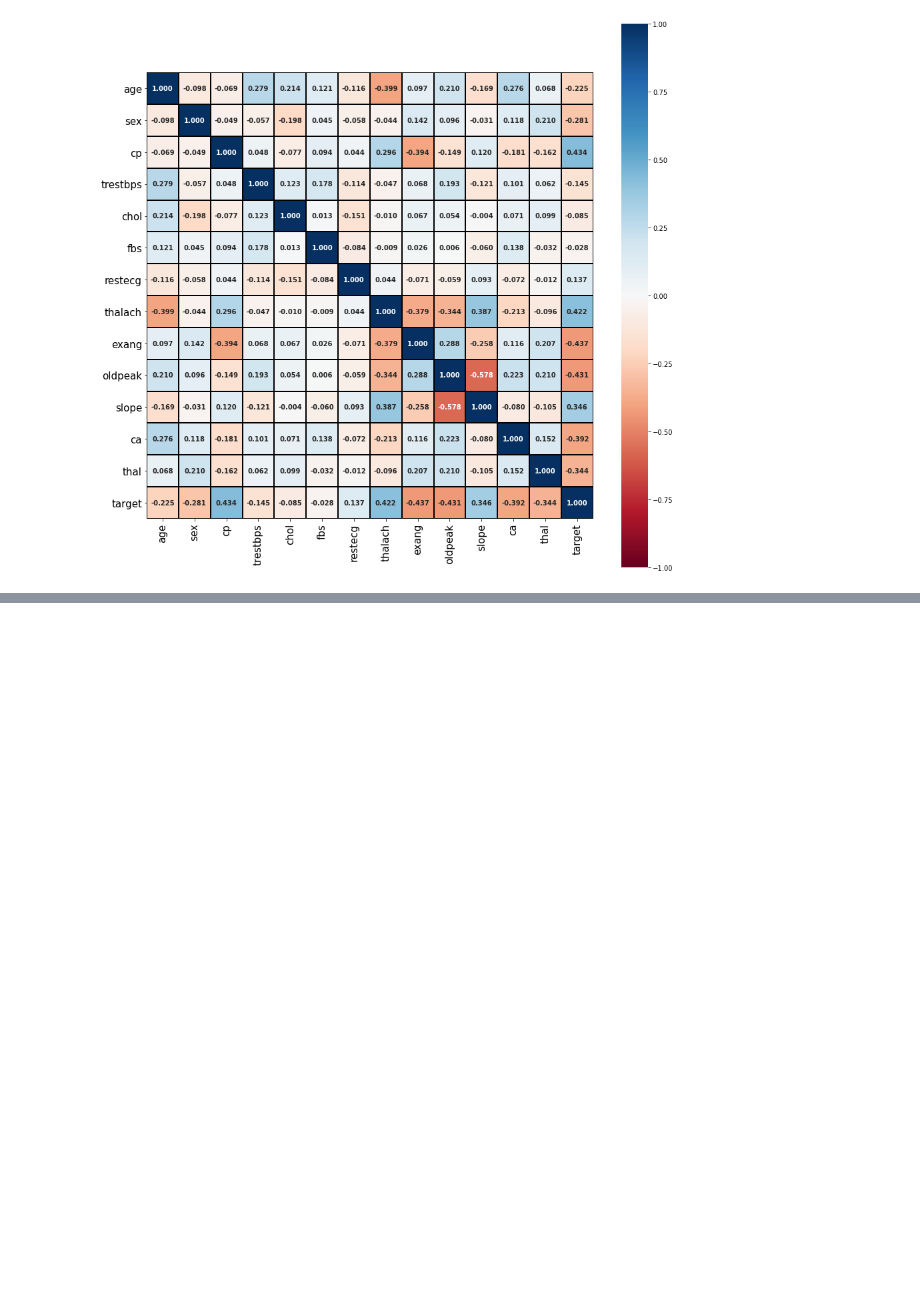
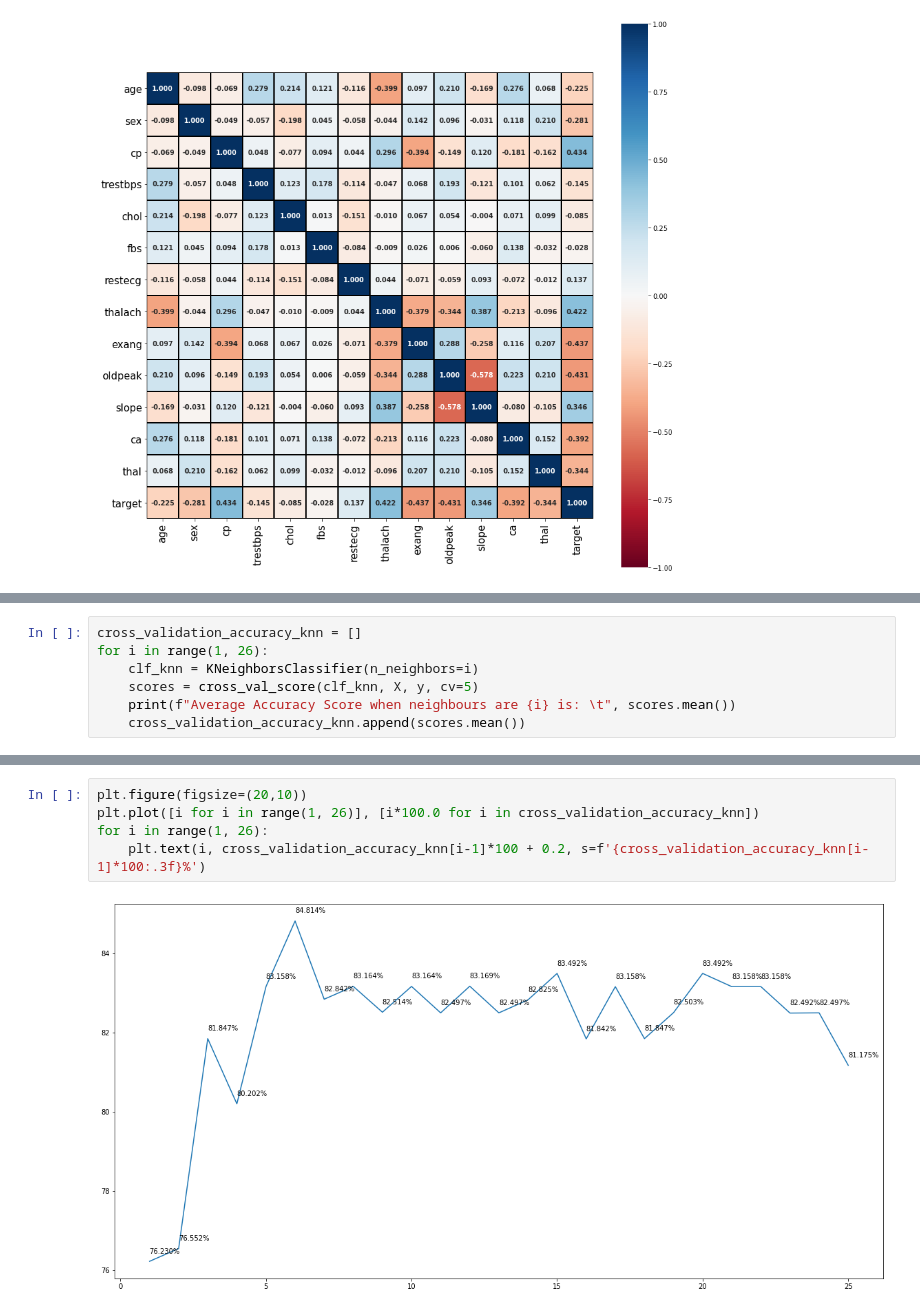
Before and after one commit to shashwat9kumar/Heart_Disease_Prediction, a Jupyter notebook: Heart_Disease_Prediction.ipynb, the cells around one changed output, grey strips where cells are left out. Drawn from its saved outputs; the diff is of its cells as text; blank space fills up the shorter version.

```diff
--- a/Heart_Disease_Prediction.ipynb
+++ b/Heart_Disease_Prediction.ipynb
@@ -336,0 +503,7 @@ plt.show()
+# %%
+cross_validation_accuracy_knn = []
+for i in range(1, 26):
+    clf_knn = KNeighborsClassifier(n_neighbors=i)
+    scores = cross_val_score(clf_knn, X, y, cv=5)
+    print(f"Average Accuracy Score when neighbours are {i} is: \t", scores.mean())
+    cross_validation_accuracy_knn.append(scores.mean())
@@ -336,0 +528,7 @@ plt.show()
+# %%
+plt.figure(figsize=(20,10))
+plt.plot([i for i in range(1, 26)], [i*100.0 for i in cross_validation_accuracy_knn])
+for i in range(1, 26):
+    plt.text(i, cross_validation_accuracy_knn[i-1]*100 + 0.2, s=f'{cross_validation_accuracy_knn[i-1]*100:.3f}%')
+# %% [output]
+[figure, added]
```
Also changed, not shown: parts of 39 cells of this notebook.
